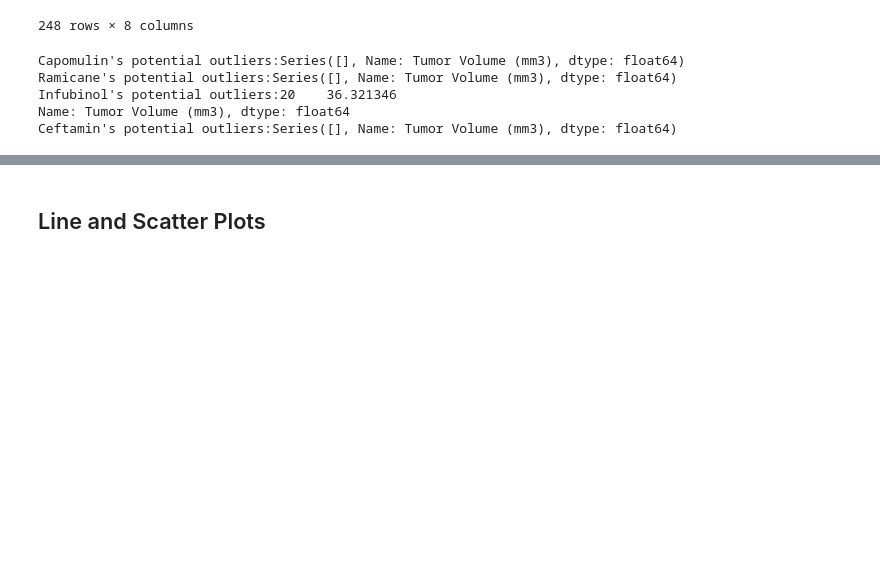
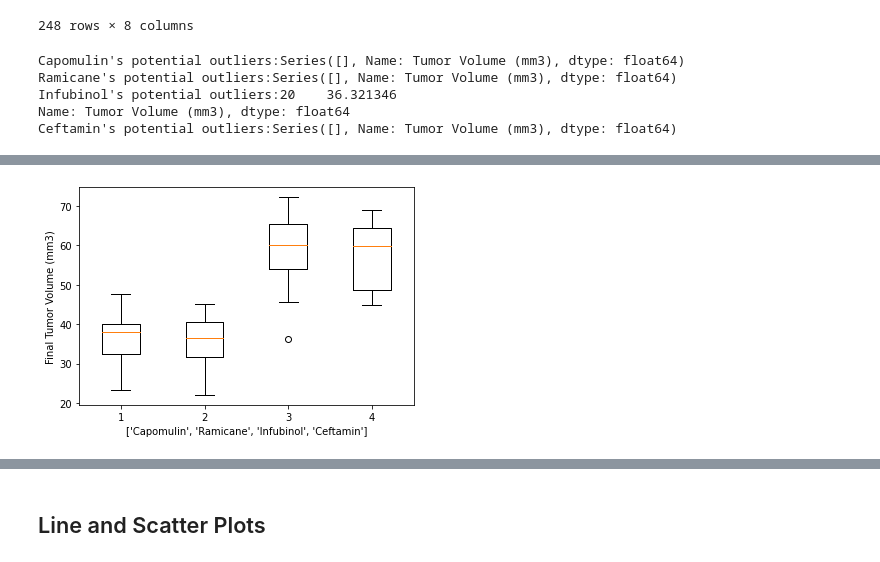
Before and after one commit to baileykayla953/Matplotlib-Challenge-, a Jupyter notebook: Matplotlib.ipynb, the cells around one changed output, grey strips where cells are left out. Cells and saved outputs as stored; diff of their text form; code cells hidden in the pictures; blank space fills up the shorter version.

```diff
--- a/Matplotlib.ipynb
+++ b/Matplotlib.ipynb
@@ -293,2 +316,9 @@ Ceftamin's potential outliers:Series([], Name: Tumor Volume (mm3), dtype: float6
 # %%
 # Generate a box plot that shows the distrubution of the tumor volume for each treatment group.
+fig1, ax1 = plt.subplots()
+ax1.set_xlabel(region_list)
+ax1.set_ylabel('Final Tumor Volume (mm3)')
+ax1.boxplot(tumor_vol)
+plt.show()
+# %% [output]
+[figure, added]
```
Also changed, not shown: parts of 9 cells of this notebook.
